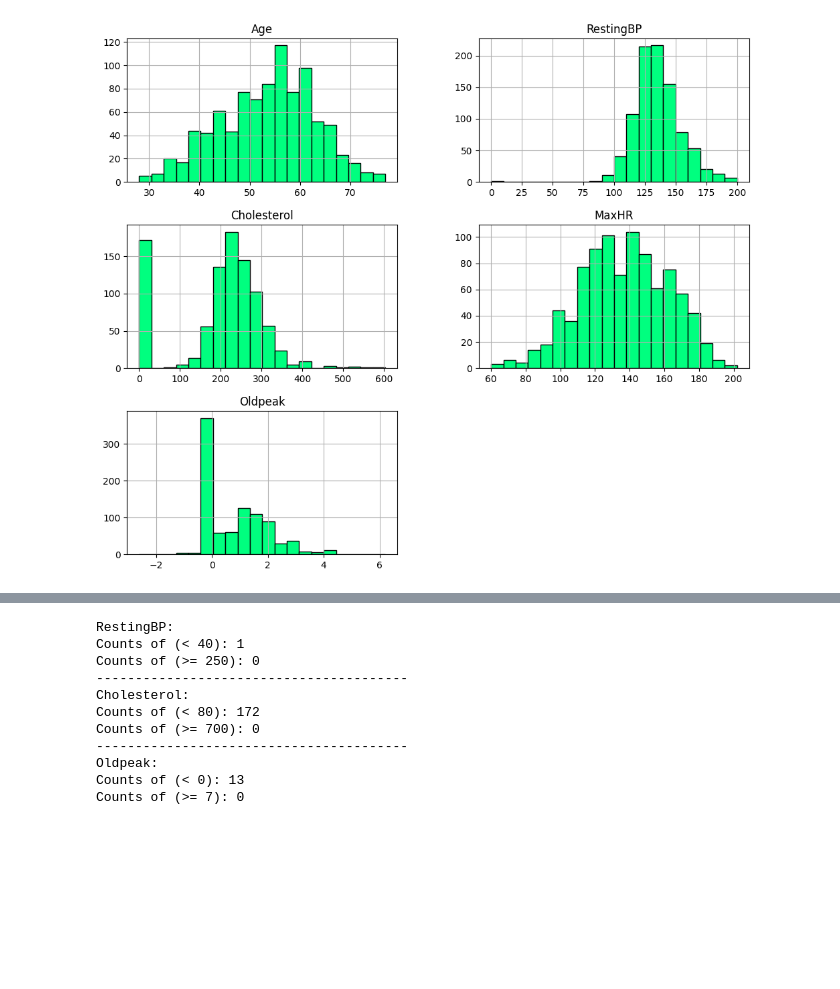
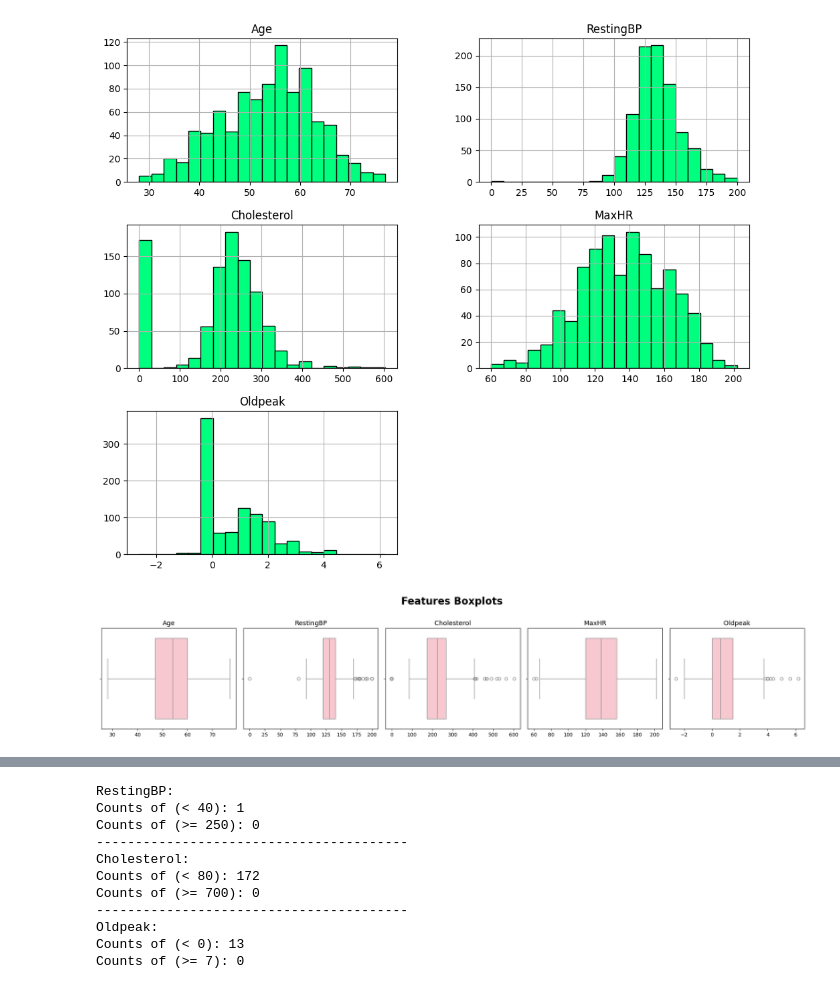
Before and after one commit to Nimaabediforud/Heart-Disease-Prediction, a Jupyter notebook: Notebooks/EDA.ipynb, the cells around one changed output, grey strips where cells are left out. Drawn from its saved outputs; the diff is of its cells as text; code cells hidden in the pictures; blank space fills up the shorter version.

```diff
--- a/Notebooks/EDA.ipynb
+++ b/Notebooks/EDA.ipynb
@@ -234,3 +236,25 @@ num_cols.hist(
 plt.show()
 # %% [output]
 [figure]
+# %%
+#----------------------------------------------
+# Visualize numerical features by using Boxplot
+#----------------------------------------------
+
+def boxplot(train, color="pink", title="Features Boxplots"):
+    # Figure
+    fig, axes = plt.subplots(1, 5, figsize=(20, 4))
+    axes = axes.flatten()
+    # Visualize
+    for i, col in enumerate(num_cols):
+        sns.boxplot(data=train, x=col, ax=axes[i], color=color)
+        axes[i].set_title(col, fontsize=13)
+        axes[i].set_xlabel("")  # Remove x-labels for clean look
+
+    plt.suptitle(title, fontsize=20, fontweight="bold", y=1.02)
+    plt.tight_layout()
+    plt.show()
+
+boxplot(num_cols)
+# %% [output]
+[figure, added]
```
Also changed, not shown: parts of 3 cells of this notebook.
